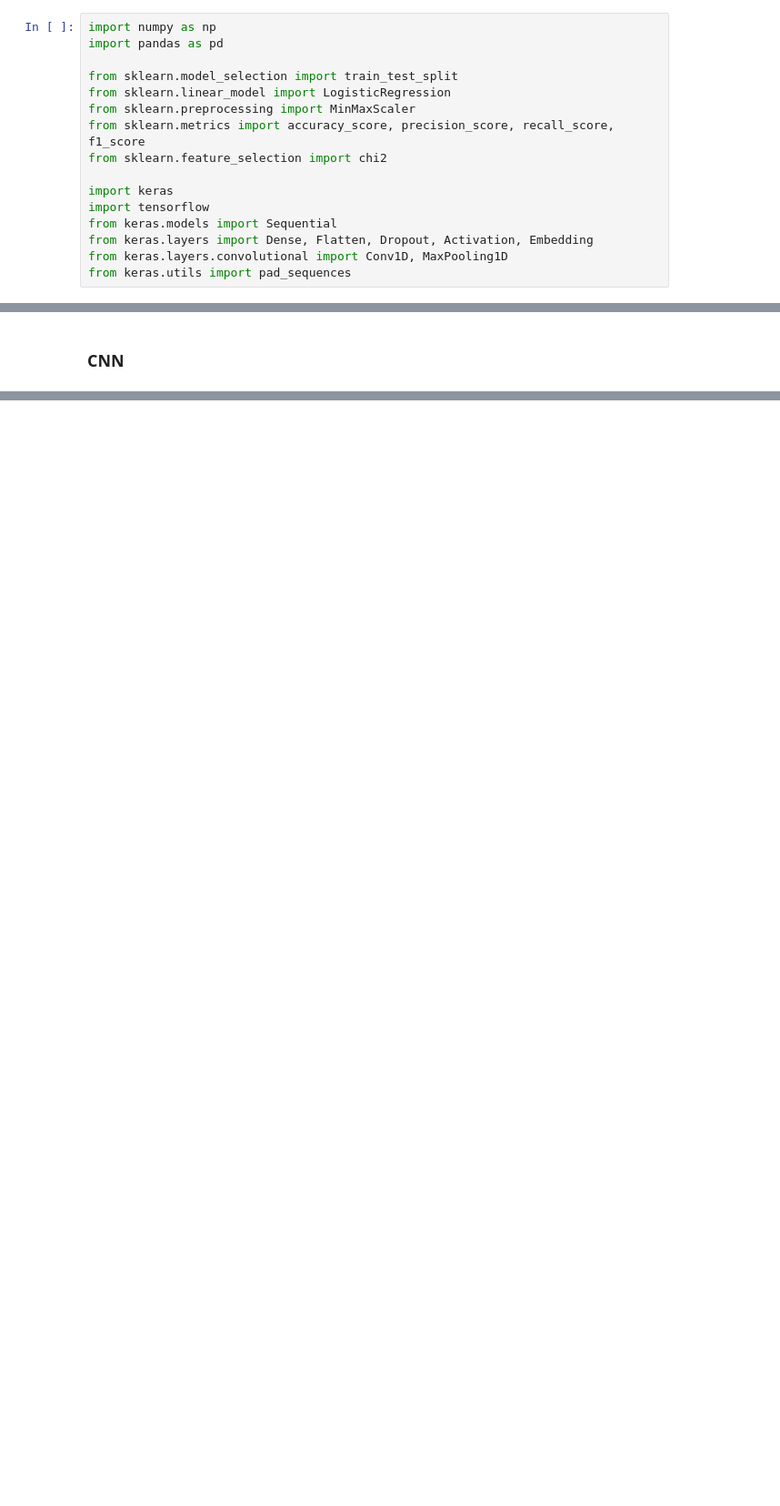
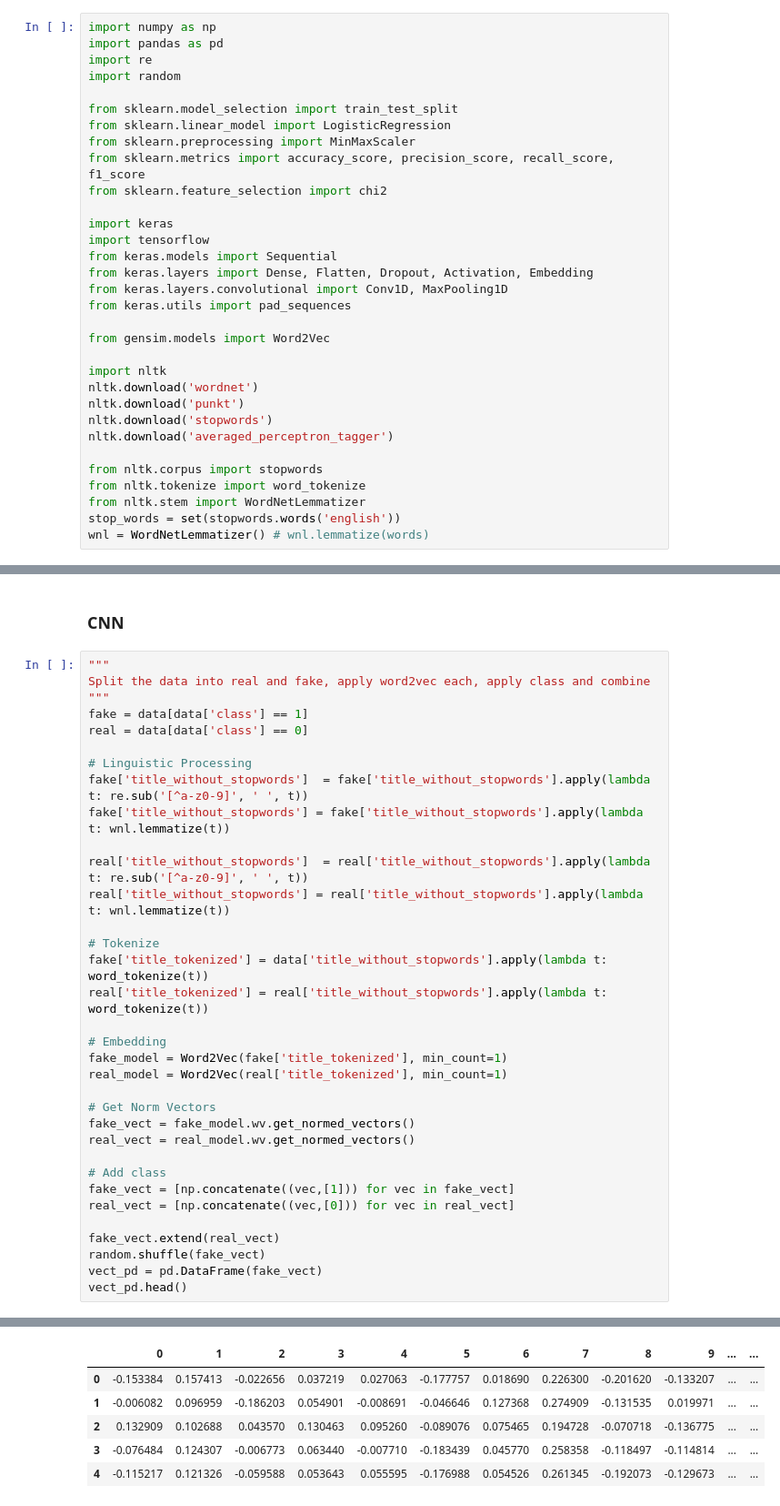
Before and after one commit to brandonyhr98/BT4222-Group-Project, a Jupyter notebook: master_dataset/lr_cnn.ipynb, the cells around one changed output, grey strips where cells are left out. Shown at 91% size. Saved outputs shown, nothing was run; the diff lists cells and outputs as text; blank space fills up the shorter version.

```diff
--- a/master_dataset/lr_cnn.ipynb
+++ b/master_dataset/lr_cnn.ipynb
@@ -1,6 +1,8 @@
 # %%
 import numpy as np
 import pandas as pd
+import re
+import random
 
 from sklearn.model_selection import train_test_split
 from sklearn.linear_model import LogisticRegression
@@ -14,3 +16,17 @@ from keras.models import Sequential
 from keras.layers import Dense, Flatten, Dropout, Activation, Embedding
 from keras.layers.convolutional import Conv1D, MaxPooling1D
 from keras.utils import pad_sequences
+
+from gensim.models import Word2Vec
+
+import nltk
+nltk.download('wordnet')
+nltk.download('punkt')
+nltk.download('stopwords')
+nltk.download('averaged_perceptron_tagger')
+
+from nltk.corpus import stopwords
+from nltk.tokenize import word_tokenize
+from nltk.stem import WordNetLemmatizer
+stop_words = set(stopwords.words('english'))
+wnl = WordNetLemmatizer() # wnl.lemmatize(words)
@@ -129,2 +178,37 @@ print(lr.coef_, lr.intercept_)
 # %% [markdown]
 ### CNN
+# %%
+"""
+Split the data into real and fake, apply word2vec each, apply class and combine
+"""
+fake = data[data['class'] == 1]
+real = data[data['class'] == 0]
+
+# Linguistic Processing
+fake['title_without_stopwords']  = fake['title_without_stopwords'].apply(lambda t: re.sub('[^a-z0-9]', ' ', t))
+fake['title_without_stopwords'] = fake['title_without_stopwords'].apply(lambda t: wnl.lemmatize(t))
+
+real['title_without_stopwords']  = real['title_without_stopwords'].apply(lambda t: re.sub('[^a-z0-9]', ' ', t))
+real['title_without_stopwords'] = real['title_without_stopwords'].apply(lambda t: wnl.lemmatize(t))
+
+# Tokenize
+fake['title_tokenized'] = data['title_without_stopwords'].apply(lambda t: word_tokenize(t))
+real['title_tokenized'] = real['title_without_stopwords'].apply(lambda t: word_tokenize(t))
+
+# Embedding
+fake_model = Word2Vec(fake['title_tokenized'], min_count=1)
+real_model = Word2Vec(real['title_tokenized'], min_count=1)
+
+# Get Norm Vectors
+fake_vect = fake_model.wv.get_normed_vectors()
+real_vect = real_model.wv.get_normed_vectors()
+
+# Add class
+fake_vect = [np.concatenate((vec,[1])) for vec in fake_vect]
+real_vect = [np.concatenate((vec,[0])) for vec in real_vect]
+
+fake_vect.extend(real_vect)
+random.shuffle(fake_vect)
+vect_pd = pd.DataFrame(fake_vect)
+vect_pd.head()
+# %% [output]
@@ -130,0 +232,6 @@ print(lr.coef_, lr.intercept_)
+|  | 0 | 1 | 2 | 3 | 4 | 5 | 6 | 7 | 8 | 9 | ... | ... |
+| 0 | -0.153384 | 0.157413 | -0.022656 | 0.037219 | 0.027063 | -0.177757 | 0.018690 | 0.226300 | -0.201620 | -0.133207 | ... | ... |
+| 1 | -0.006082 | 0.096959 | -0.186203 | 0.054901 | -0.008691 | -0.046646 | 0.127368 | 0.274909 | -0.131535 | 0.019971 | ... | ... |
+| 2 | 0.132909 | 0.102688 | 0.043570 | 0.130463 | 0.095260 | -0.089076 | 0.075465 | 0.194728 | -0.070718 | -0.136775 | ... | ... |
+| 3 | -0.076484 | 0.124307 | -0.006773 | 0.063440 | -0.007710 | -0.183439 | 0.045770 | 0.258358 | -0.118497 | -0.114814 | ... | ... |
+| 4 | -0.115217 | 0.121326 | -0.059588 | 0.053643 | 0.055595 | -0.176988 | 0.054526 | 0.261345 | -0.192073 | -0.129673 | ... | ... |
```
Also changed, not shown: parts of 14 cells of this notebook, 1 other file.
